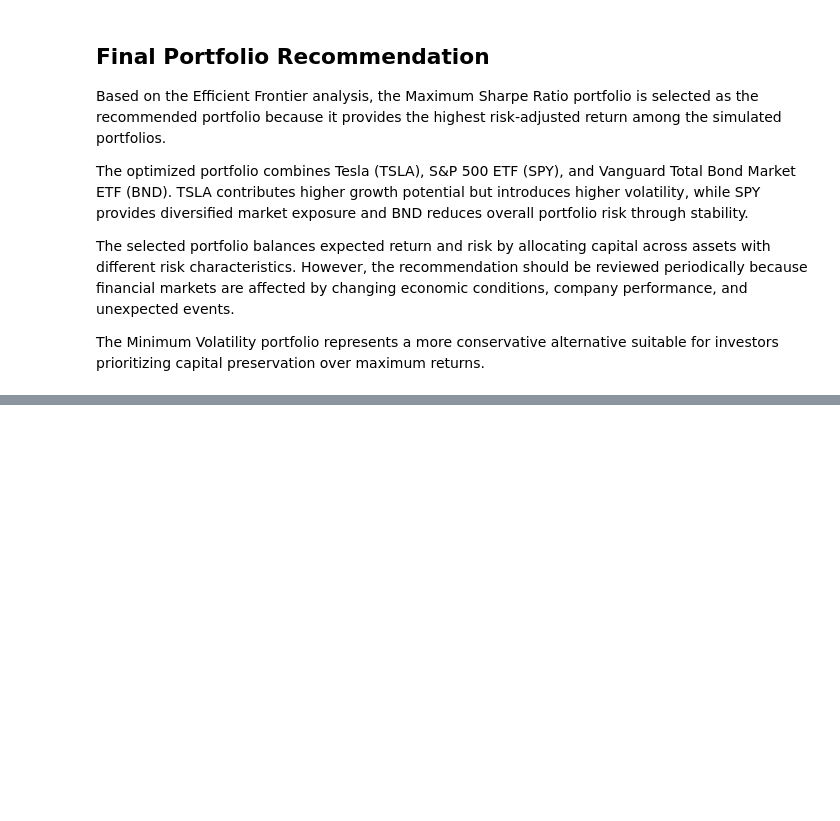
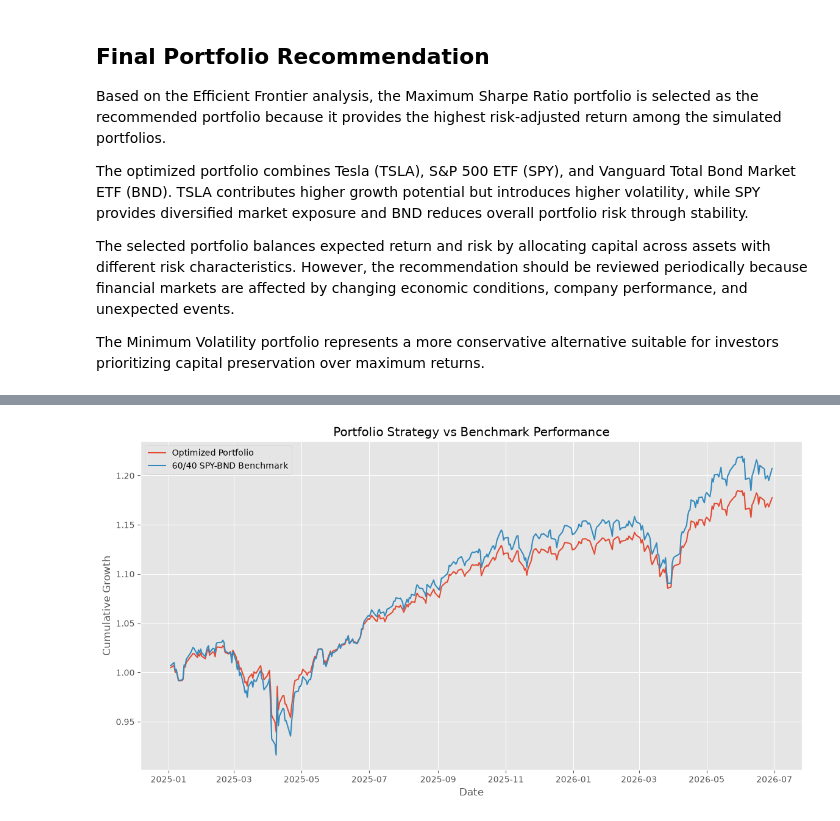
Before and after one commit to Helina-Leul/portfolio-optimization, a Jupyter notebook: notebooks/01_Data_Preprocessing_EDA.ipynb, the cells around one changed output, grey strips where cells are left out. Drawn from its saved outputs; the diff is of its cells as text; code cells hidden in the pictures; blank space fills up the shorter version.

Commit message:
Complete portfolio optimization project with forecasting and backtesting

```diff
--- a/notebooks/01_Data_Preprocessing_EDA.ipynb
+++ b/notebooks/01_Data_Preprocessing_EDA.ipynb
@@ -1751,0 +1848,15 @@ The Minimum Volatility portfolio represents a more conservative alternative suit
+# %%
+benchmark_weights = np.array([
+    0,
+    0.60,
+    0.40
+])
+
+
+benchmark_daily_returns = (
+    backtest_returns *
+    benchmark_weights
+).sum(axis=1)
+
+
+benchmark_daily_returns.head()
@@ -1751,0 +1871,41 @@ The Minimum Volatility portfolio represents a more conservative alternative suit
+# %%
+strategy_cumulative = (
+    1 + strategy_daily_returns
+).cumprod()
+
+
+benchmark_cumulative = (
+    1 + benchmark_daily_returns
+).cumprod()
+
+
+plt.figure(figsize=(14,7))
+
+
+plt.plot(
+    strategy_cumulative,
+    label="Optimized Portfolio"
+)
+
+
+plt.plot(
+    benchmark_cumulative,
+    label="60/40 SPY-BND Benchmark"
+)
+
+
+plt.title(
+    "Portfolio Strategy vs Benchmark Performance"
+)
+
+plt.xlabel("Date")
+
+plt.ylabel("Cumulative Growth")
+
+plt.legend()
+
+plt.grid(True)
+
+plt.show()
+# %% [output]
+[figure, added]
```
Also changed, not shown: parts of 16 cells of this notebook, 1 other file.
